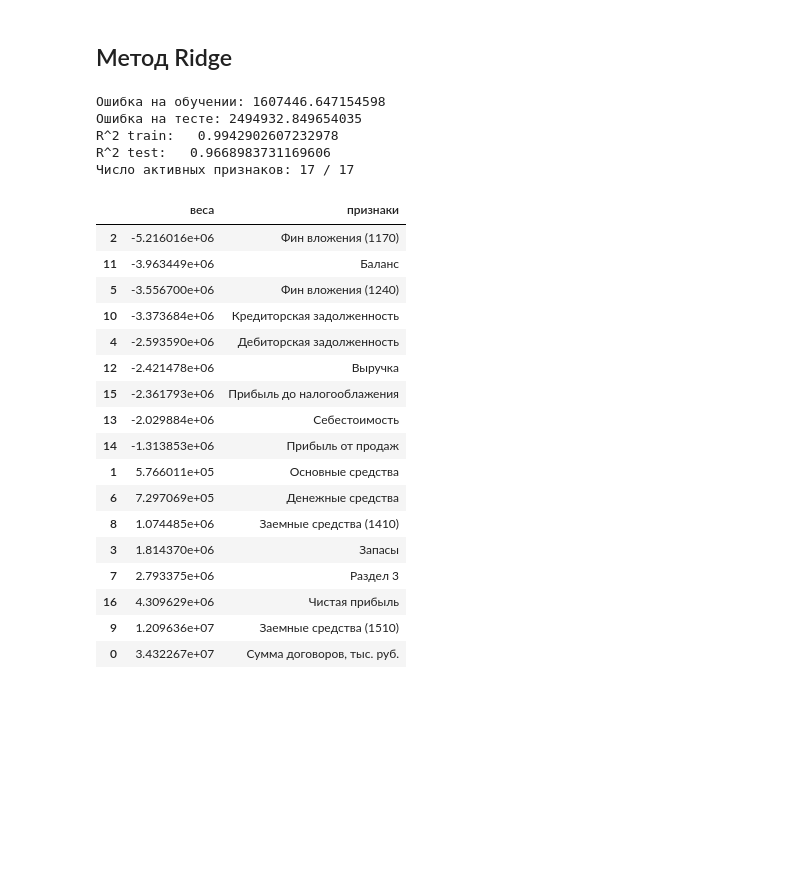
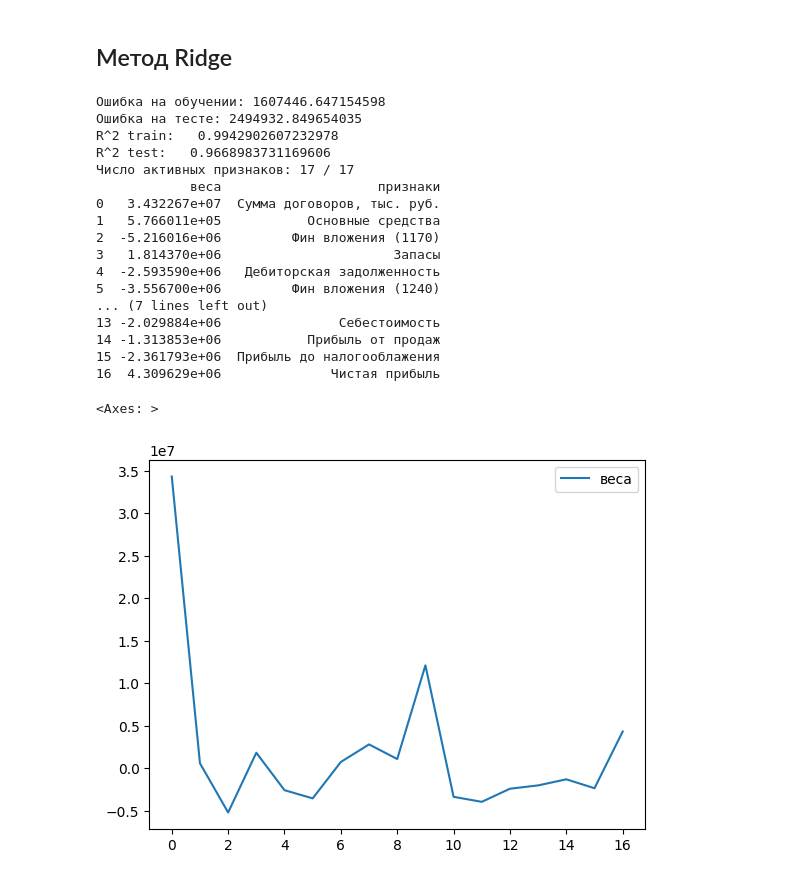
Before and after one commit to groxel/colab, a Jupyter notebook: DT_Project.ipynb, the cells around one changed output. Cells and saved outputs as stored; diff of their text form; code cells hidden in the pictures; blank space fills up the shorter version.

```diff
--- a/DT_Project.ipynb
+++ b/DT_Project.ipynb
@@ -423,28 +421,30 @@ print("Число активных признаков:", sum(model.coef_!=0), \
 weights_data = {"веса":model.coef_,\
                 "признаки": X_train.columns}
 weights = pd.DataFrame(weights_data)
-weights.sort_values("веса")
+#print(weights.sort_values("веса"))
+print(weights)
+
+weights_ridge = weights
 # %% [output]
 Ошибка на обучении: 1607446.647154598
 Ошибка на тесте: 2494932.849654035
 R^2 train:   0.9942902607232978
 R^2 test:   0.9668983731169606
 Число активных признаков: 17 / 17
+            веса                    признаки
+0   3.432267e+07  Сумма договоров, тыс. руб.
+1   5.766011e+05           Основные средства
+2  -5.216016e+06         Фин вложения (1170)
+3   1.814370e+06                      Запасы
+4  -2.593590e+06   Дебиторская задолженность
+5  -3.556700e+06         Фин вложения (1240)
+... (7 lines left out)
+13 -2.029884e+06               Себестоимость
+14 -1.313853e+06           Прибыль от продаж
+15 -2.361793e+06  Прибыль до налогооблажения
+16  4.309629e+06              Чистая прибыль
-|  | веса | признаки |
-| 2 | -5.216016e+06 | Фин вложения (1170) |
-| 11 | -3.963449e+06 | Баланс |
-| 5 | -3.556700e+06 | Фин вложения (1240) |
-| 10 | -3.373684e+06 | Кредиторская задолженность |
-| 4 | -2.593590e+06 | Дебиторская задолженность |
-| 12 | -2.421478e+06 | Выручка |
-| 15 | -2.361793e+06 | Прибыль до налогооблажения |
-| 13 | -2.029884e+06 | Себестоимость |
-| 14 | -1.313853e+06 | Прибыль от продаж |
-| 1 | 5.766011e+05 | Основные средства |
-| 6 | 7.297069e+05 | Денежные средства |
-| 8 | 1.074485e+06 | Заемные средства (1410) |
-| 3 | 1.814370e+06 | Запасы |
-| 7 | 2.793375e+06 | Раздел 3 |
-| 16 | 4.309629e+06 | Чистая прибыль |
-| 9 | 1.209636e+07 | Заемные средства (1510) |
-| 0 | 3.432267e+07 | Сумма договоров, тыс. руб. |
+# %%
+weights.plot()
+# %% [output]
+<Axes: >
+[figure, added]
```
Also changed, not shown: parts of 5 cells of this notebook.
